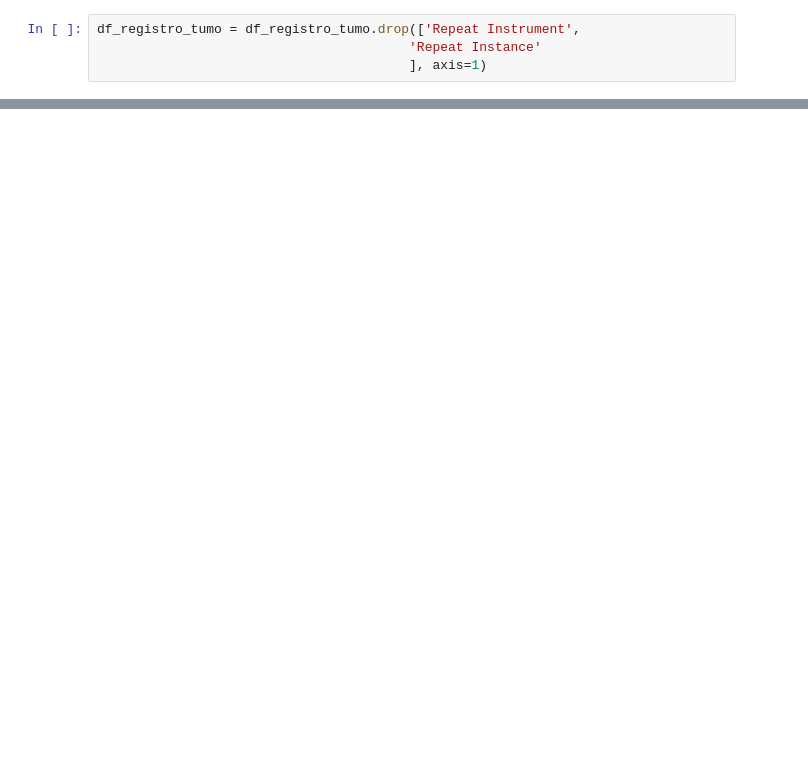
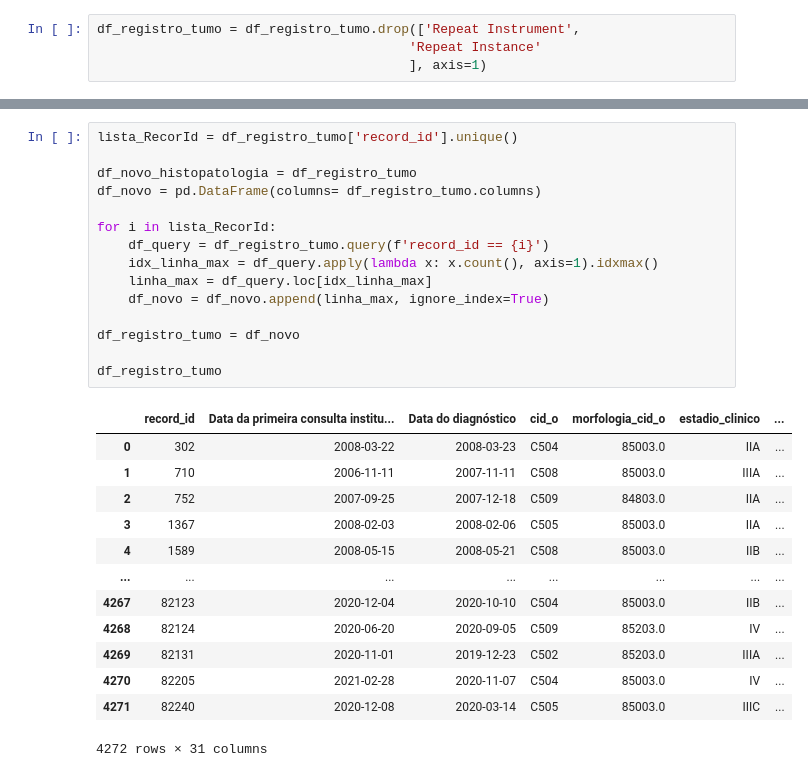
Before and after one commit to 2023M3T5-Inteli/grupo1, a Jupyter notebook: notebooks/Genesis.ipynb, the cells around one changed output, grey strips where cells are left out. Cells and saved outputs as stored; diff of their text form; blank space fills up the shorter version.

```diff
--- a/notebooks/Genesis.ipynb
+++ b/notebooks/Genesis.ipynb
@@ -555,4 +592,33 @@ df_registro_tumo["recidiva_regional"].replace("Sim", 1, inplace=True )
 
 df_registro_tumo["recidiva_local"].replace("Não", 0, inplace=True )
 df_registro_tumo["recidiva_local"].replace("Sim", 1, inplace=True )
+# %%
+lista_RecorId = df_registro_tumo['record_id'].unique()
+
+df_novo_histopatologia = df_registro_tumo
+df_novo = pd.DataFrame(columns= df_registro_tumo.columns)
+
+for i in lista_RecorId:
+    df_query = df_registro_tumo.query(f'record_id == {i}')
+    idx_linha_max = df_query.apply(lambda x: x.count(), axis=1).idxmax()
+    linha_max = df_query.loc[idx_linha_max]
+    df_novo = df_novo.append(linha_max, ignore_index=True)
+
+df_registro_tumo = df_novo
+
+df_registro_tumo
+# %% [output]
+|  | record_id | Data da primeira consulta institu... | Data do diagnóstico | cid_o | morfologia_cid_o | estadio_clinico | ... |
+| 0 | 302 | 2008-03-22 | 2008-03-23 | C504 | 85003.0 | IIA | ... |
+| 1 | 710 | 2006-11-11 | 2007-11-11 | C508 | 85003.0 | IIIA | ... |
+| 2 | 752 | 2007-09-25 | 2007-12-18 | C509 | 84803.0 | IIA | ... |
+| 3 | 1367 | 2008-02-03 | 2008-02-06 | C505 | 85003.0 | IIA | ... |
+| 4 | 1589 | 2008-05-15 | 2008-05-21 | C508 | 85003.0 | IIB | ... |
+| ... | ... | ... | ... | ... | ... | ... | ... |
+| 4267 | 82123 | 2020-12-04 | 2020-10-10 | C504 | 85003.0 | IIB | ... |
+| 4268 | 82124 | 2020-06-20 | 2020-09-05 | C509 | 85203.0 | IV | ... |
+| 4269 | 82131 | 2020-11-01 | 2019-12-23 | C502 | 85203.0 | IIIA | ... |
+| 4270 | 82205 | 2021-02-28 | 2020-11-07 | C504 | 85003.0 | IV | ... |
+| 4271 | 82240 | 2020-12-08 | 2020-03-14 | C505 | 85003.0 | IIIC | ... |
+4272 rows × 31 columns
 # %%
```
Also changed, not shown: parts of 6 cells of this notebook.
